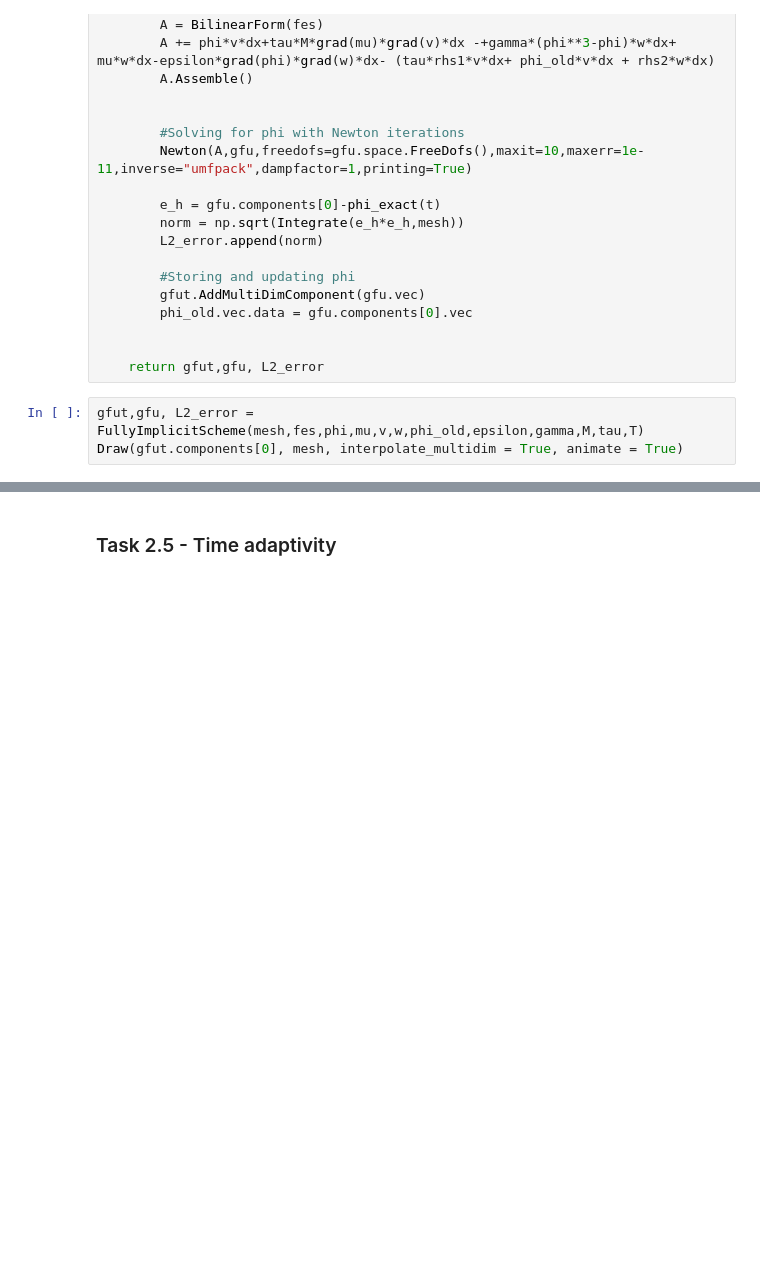
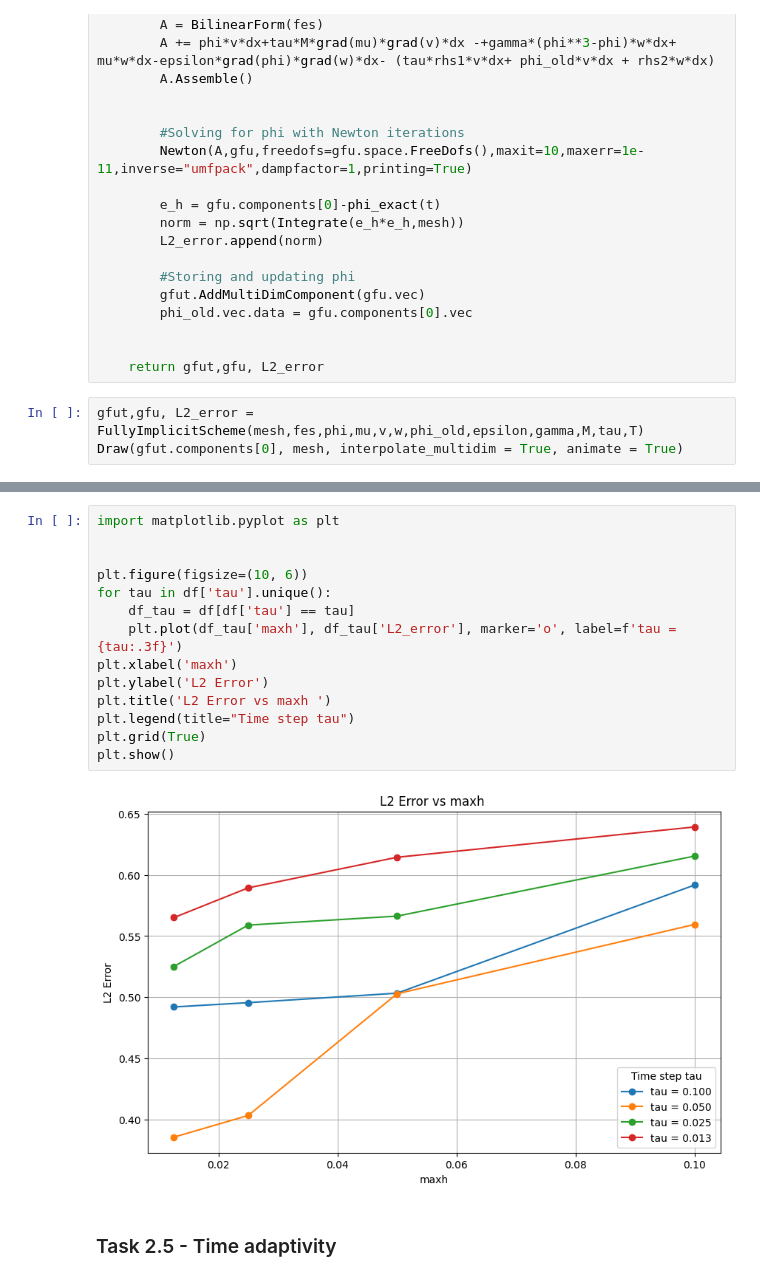
Before and after one commit to sannejamila/FEM_Project2, a Jupyter notebook: Project2.ipynb, the cells around one changed output, grey strips where cells are left out. Cells and saved outputs as stored; diff of their text form; blank space fills up the shorter version.

```diff
--- a/Project2.ipynb
+++ b/Project2.ipynb
@@ -473,2 +530,18 @@ Draw(gfut.components[0], mesh, interpolate_multidim = True, animate = True)
+# %%
+import matplotlib.pyplot as plt
+
+
+plt.figure(figsize=(10, 6))
+for tau in df['tau'].unique():
+    df_tau = df[df['tau'] == tau]
+    plt.plot(df_tau['maxh'], df_tau['L2_error'], marker='o', label=f'tau = {tau:.3f}')
+plt.xlabel('maxh')
+plt.ylabel('L2 Error')
+plt.title('L2 Error vs maxh ')
+plt.legend(title="Time step tau")
+plt.grid(True)
+plt.show()
+# %% [output]
+[figure, added]
 # %% [markdown]
 ### Task 2.5 - Time adaptivity
```
Also changed, not shown: parts of 3 cells of this notebook, 1 other file.
